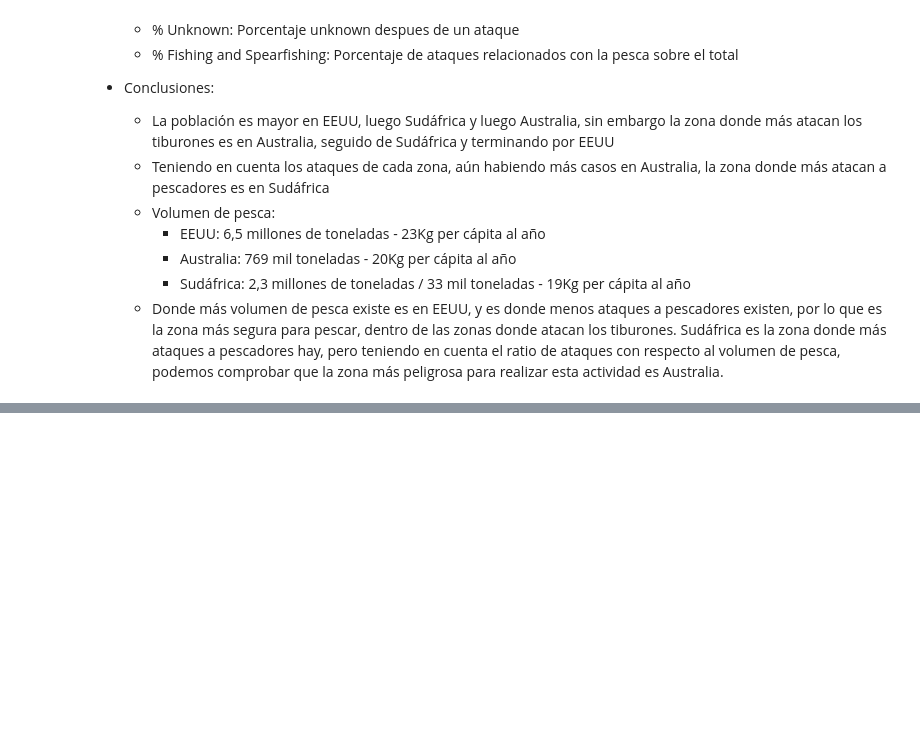
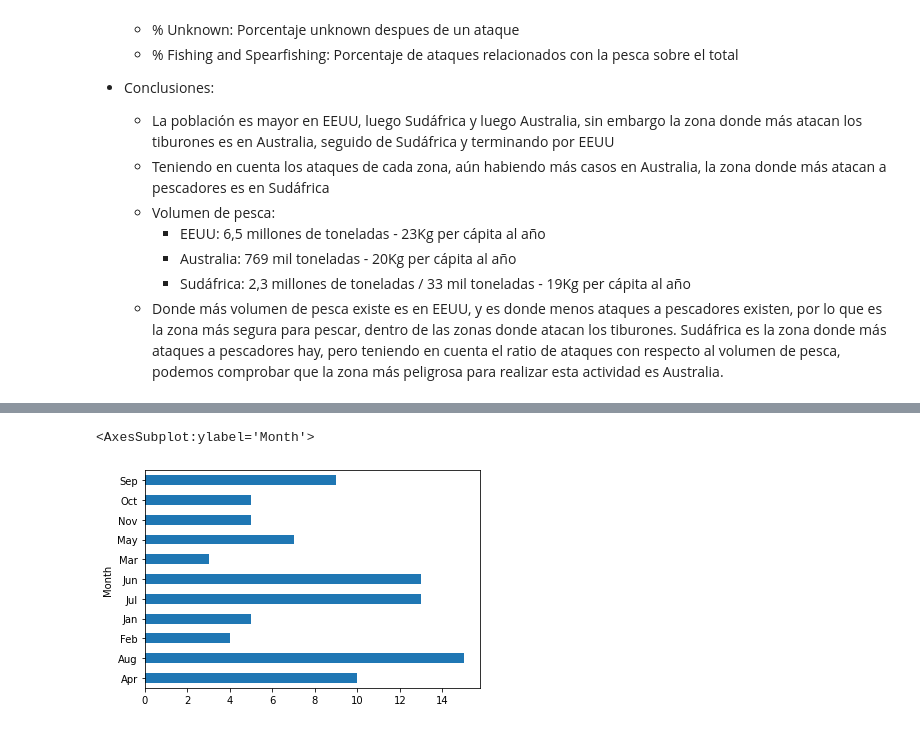
Before and after one commit to marta-zavala/Pandas-Project, a Jupyter notebook: Principal.ipynb, the cells around one changed output, grey strips where cells are left out. Drawn from its saved outputs; the diff is of its cells as text; code cells hidden in the pictures; blank space fills up the shorter version.

```diff
--- a/Principal.ipynb
+++ b/Principal.ipynb
@@ -397,0 +404,6 @@ Estos registros se remontaban al año 1751, pero durante los primeros 200 años
+# %%
+# El mes menos peligroso en EEUU es marzo
+shark[(shark["Country"]=="USA")&((shark['Activity']=='Fishing')|(shark['Activity']=='Spearfishing'))].groupby(["Month"]).count()['Country'].plot.barh()
+# %% [output]
+<AxesSubplot:ylabel='Month'>
+[figure, added]
```
Also changed, not shown: parts of 5 cells of this notebook.
